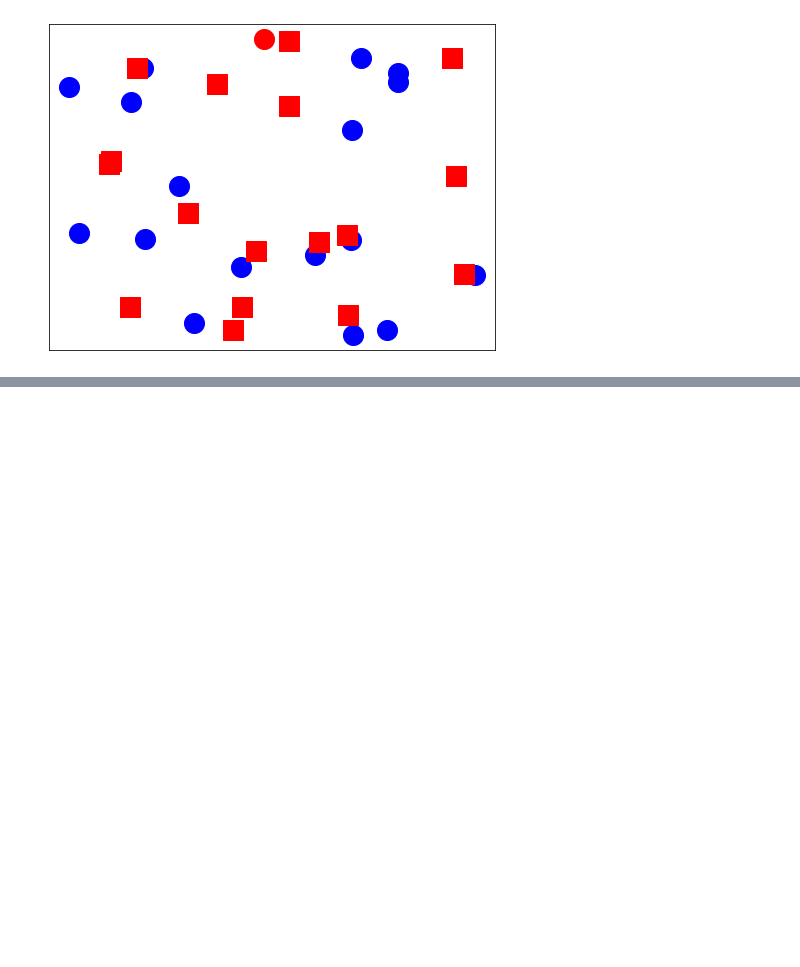
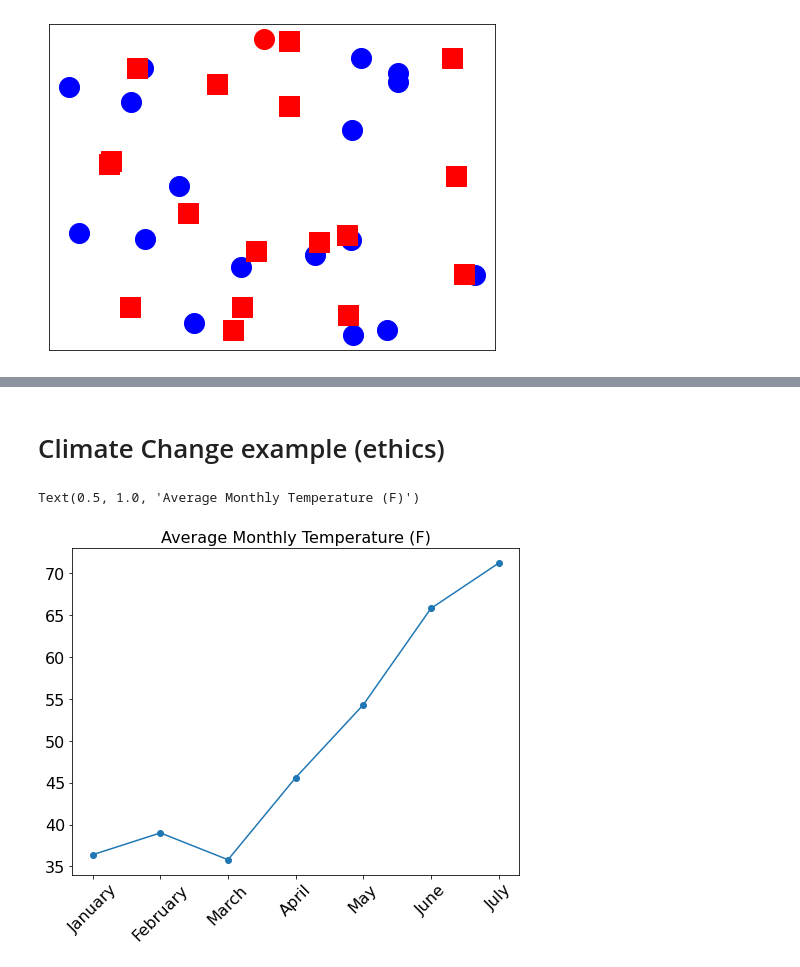
Before and after one commit to joshfuchs/DataScience_projects, a Jupyter notebook: figure_examples.ipynb, the cells around one changed output, grey strips where cells are left out. Saved outputs shown, nothing was run; the diff lists cells and outputs as text; code cells hidden in the pictures; blank space fills up the shorter version.

Commit message:
added crowding and ethics examples

```diff
--- a/figure_examples.ipynb
+++ b/figure_examples.ipynb
@@ -213,0 +269,16 @@ ax.axes.yaxis.set_visible(False)
+# %% [markdown]
+# Climate Change example (ethics)
+# %%
+plt.figure(figsize=(8,6))
+ticks = [0,1,2,3,4,5,6]
+months = ['January','February','March','April','May','June','July']
+avg_temp = np.array([36.4,39.0,35.8,45.6,54.3,65.8,71.2])
+
+
+plt.plot(avg_temp,linestyle='-',marker='o')
+plt.xticks(ticks,months,fontsize=16,rotation=45)
+plt.yticks(fontsize=16)
+plt.title('Average Monthly Temperature (F)',fontsize=16)
+# %% [output]
+Text(0.5, 1.0, 'Average Monthly Temperature (F)')
+[figure, added]
```
Also changed, not shown: parts of 5 cells of this notebook.
